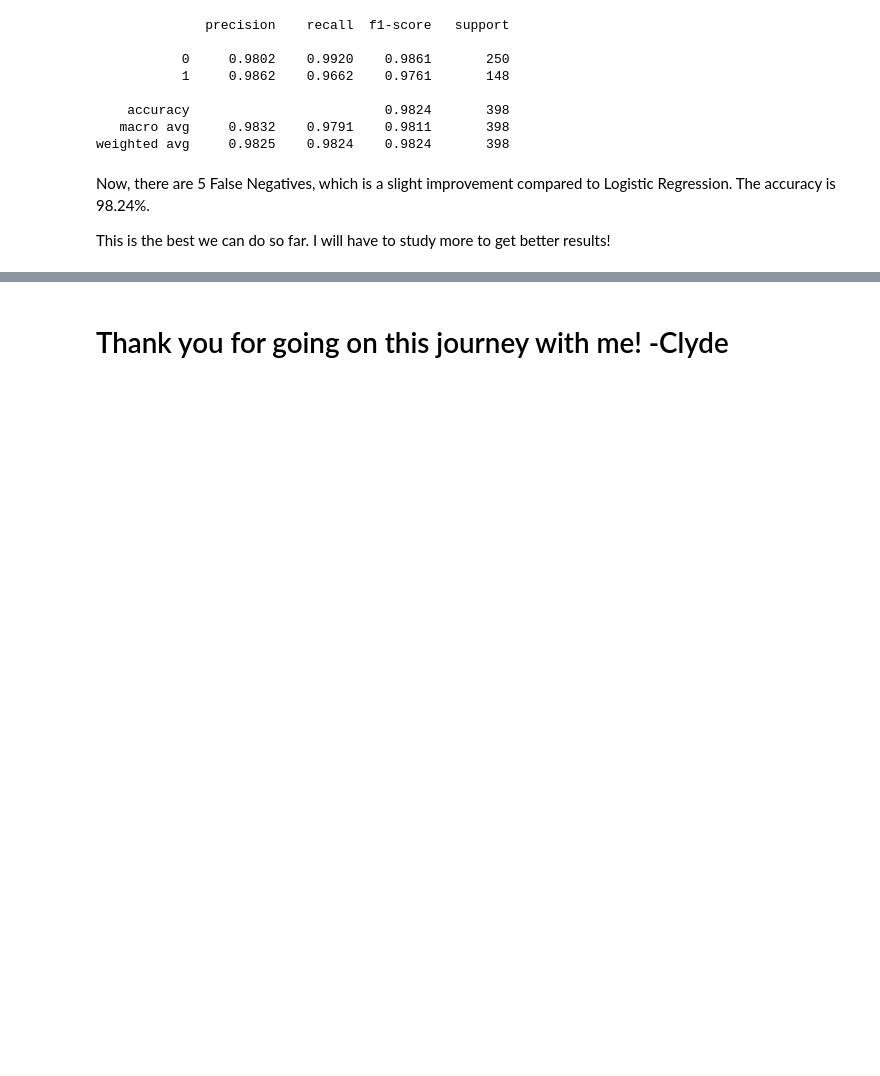
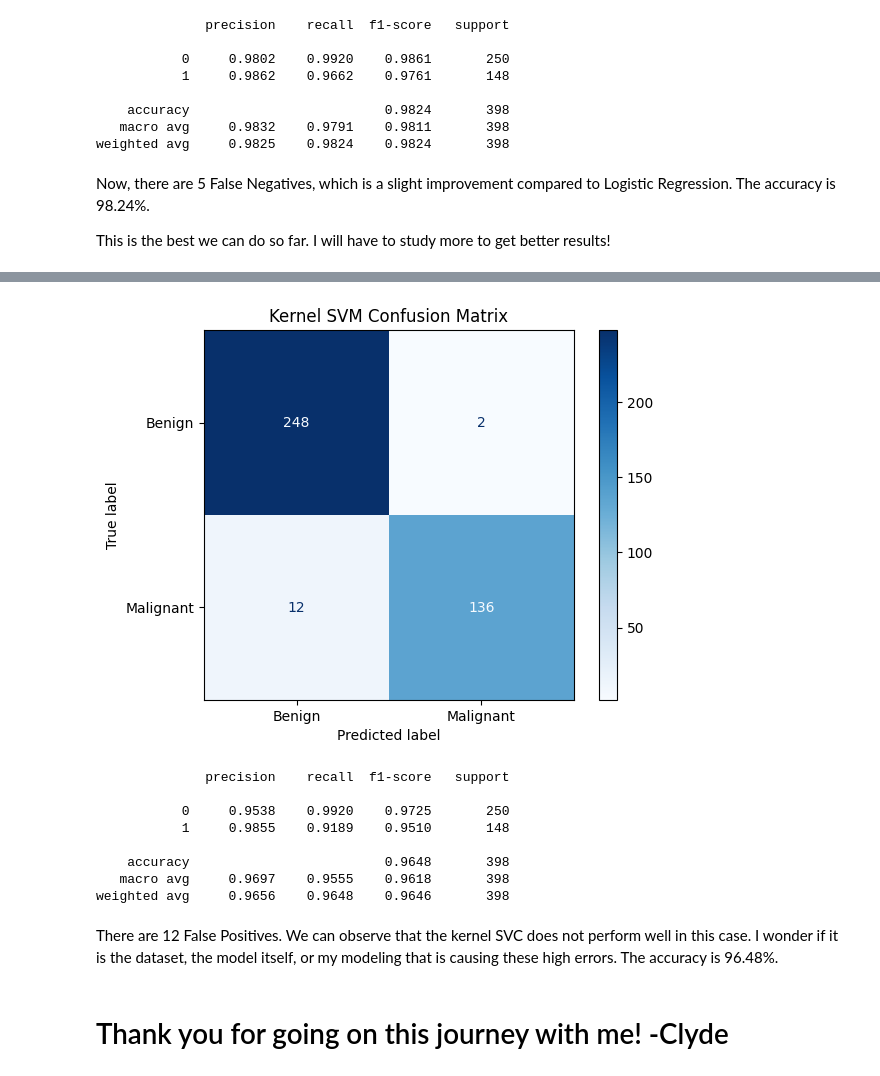
Before and after one commit to ClydeNarciso/breast-cancer-detection-using-supervised-learning, a Jupyter notebook: Breast Cancer Detection using Supervised Learning Algorithms.ipynb, the cells around one changed output, grey strips where cells are left out. Drawn from its saved outputs; the diff is of its cells as text; code cells hidden in the pictures; blank space fills up the shorter version.

```diff
--- a/Breast Cancer Detection using Supervised Learning Algorithms.ipynb
+++ b/Breast Cancer Detection using Supervised Learning Algorithms.ipynb
@@ -220,2 +247,24 @@ This is the best we can do so far. I will have to study more to get better resul
+# %%
+# Now let's use our model with the optimized hyperparameters and analyze the results!
+svm_y_pred = svm_cv.predict(X_test_preprocessed)
+
+conf_matrix = confusion_matrix(y_test, svm_y_pred)
+disp = ConfusionMatrixDisplay(confusion_matrix=conf_matrix, display_labels=['Benign', 'Malignant'])
+disp.plot(cmap=plt.cm.Blues)
+plt.title('Kernel SVM Confusion Matrix')
+plt.show()
+print(classification_report(y_test, svm_y_pred, digits=4))
+# %% [output]
+[figure, added]
+              precision    recall  f1-score   support
+
+           0     0.9538    0.9920    0.9725       250
+           1     0.9855    0.9189    0.9510       148
+
+    accuracy                         0.9648       398
+   macro avg     0.9697    0.9555    0.9618       398
+weighted avg     0.9656    0.9648    0.9646       398
+# %% [markdown]
+There are 12 False Positives. We can observe that the kernel SVC does not perform well in this case. I wonder if it is the dataset, the model itself, or my modeling that is causing these high errors. The accuracy is 96.48%.
 # %% [markdown]
 # Thank you for going on this journey with me! -Clyde
```
Also changed, not shown: parts of 14 cells of this notebook.
